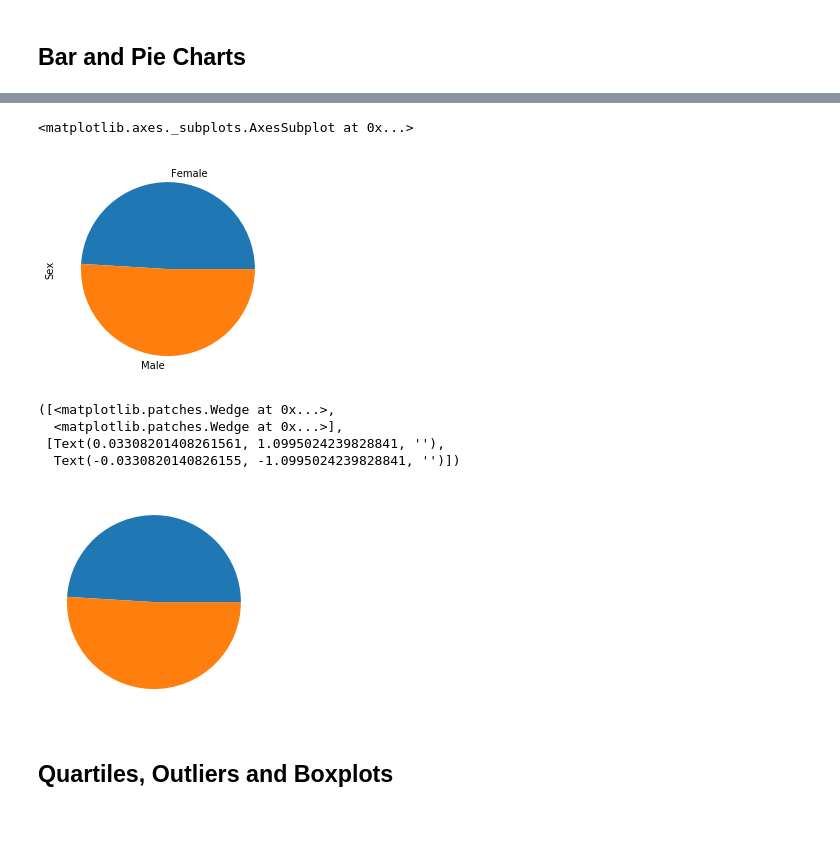
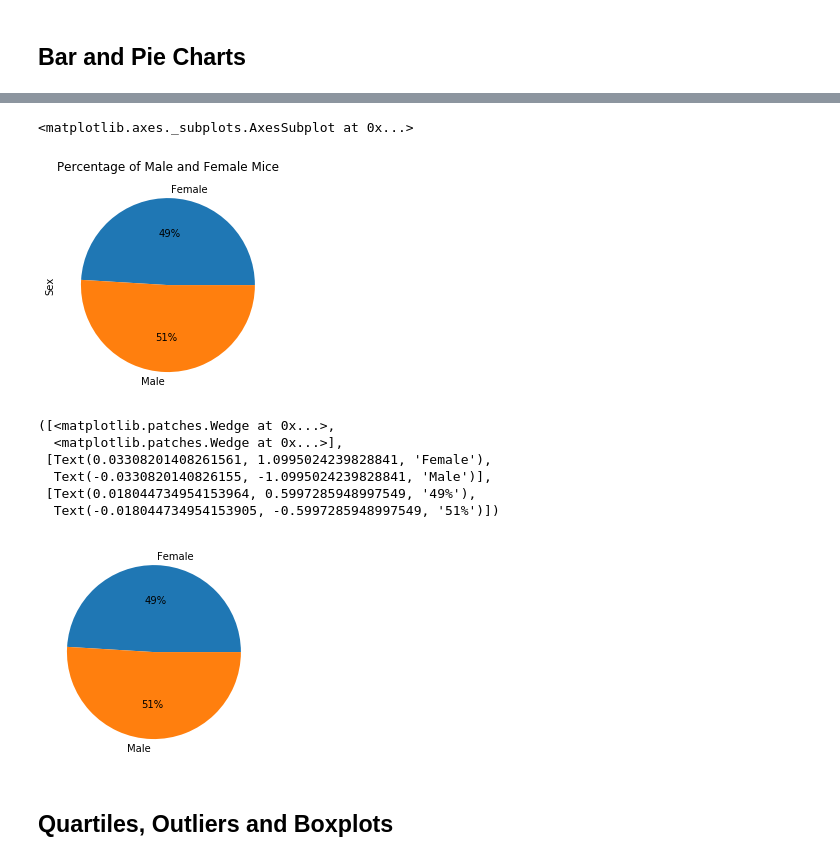
Before and after one commit to jplumlee/matplotlib-challenge, a Jupyter notebook: Pymaceuticals/pymaceuticals.ipynb, the cells around one changed output, grey strips where cells are left out. Drawn from its saved outputs; the diff is of its cells as text; code cells hidden in the pictures; blank space fills up the shorter version.

```diff
--- a/Pymaceuticals/pymaceuticals.ipynb
+++ b/Pymaceuticals/pymaceuticals.ipynb
@@ -155,23 +142,25 @@ plt.bar(x_axis, mouse_count)
 # %%
 # Generate a pie plot showing the distribution of female versus male mice using pandas
 mouse_gender_group = mouse_study.groupby(['Sex'])
 gender_count = mouse_gender_group['Sex'].count()
 
-gender_dist_pie_chart = gender_count.plot(kind="pie")
+gender_dist_pie_chart = gender_count.plot(kind="pie", autopct='%1.0f%%', title='Percentage of Male and Female Mice')
 gender_dist_pie_chart
 # %% [output]
 <matplotlib.axes._subplots.AxesSubplot at 0x...>
-[figure, old version]
+[figure, new version]
 # %%
 # Generate a pie plot showing the distribution of female versus male mice using pyplot
-
-plt.pie(gender_count)
+labels = ['Female', 'Male']
+plt.pie(gender_count, labels=labels, autopct='%1.0f%%')
 # %% [output]
 ([<matplotlib.patches.Wedge at 0x...>,
   <matplotlib.patches.Wedge at 0x...>],
- [Text(0.03308201408261561, 1.0995024239828841, ''),
-  Text(-0.0330820140826155, -1.0995024239828841, '')])
+ [Text(0.03308201408261561, 1.0995024239828841, 'Female'),
+  Text(-0.0330820140826155, -1.0995024239828841, 'Male')],
+ [Text(0.018044734954153964, 0.5997285948997549, '49%'),
+  Text(-0.018044734954153905, -0.5997285948997549, '51%')])
-[figure, old version]
+[figure, new version]
 # %% [markdown]
 ## Quartiles, Outliers and Boxplots
 # %%
```
Also changed, not shown: parts of 13 cells of this notebook.
